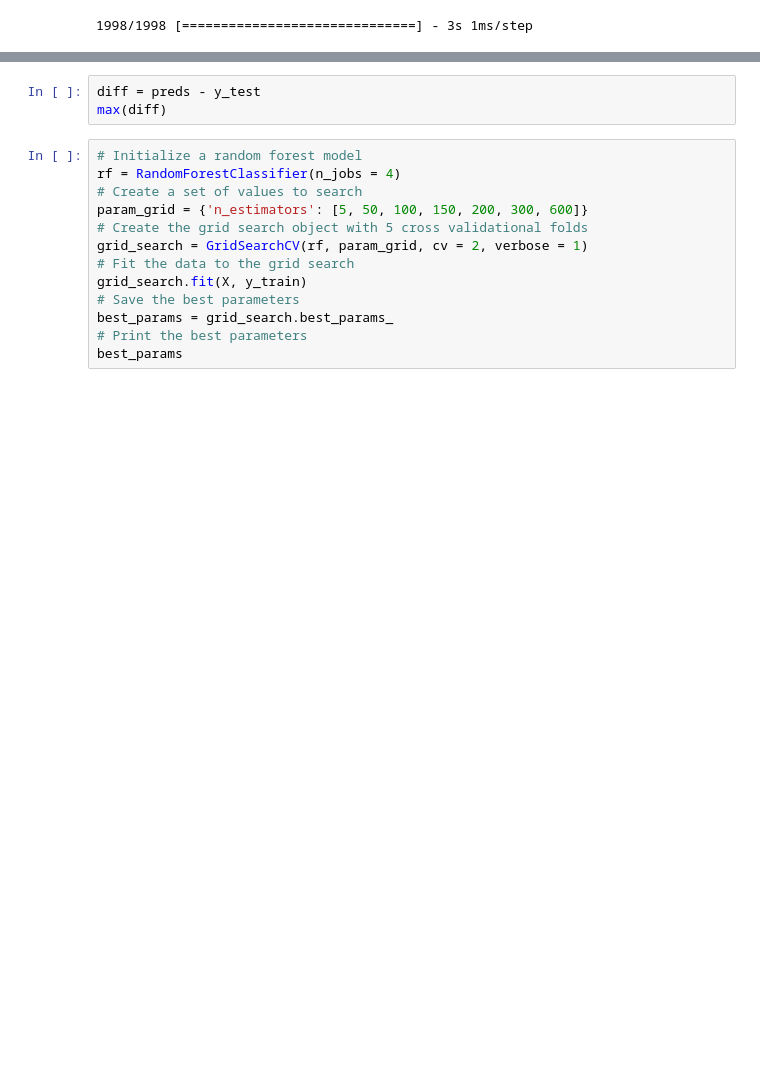
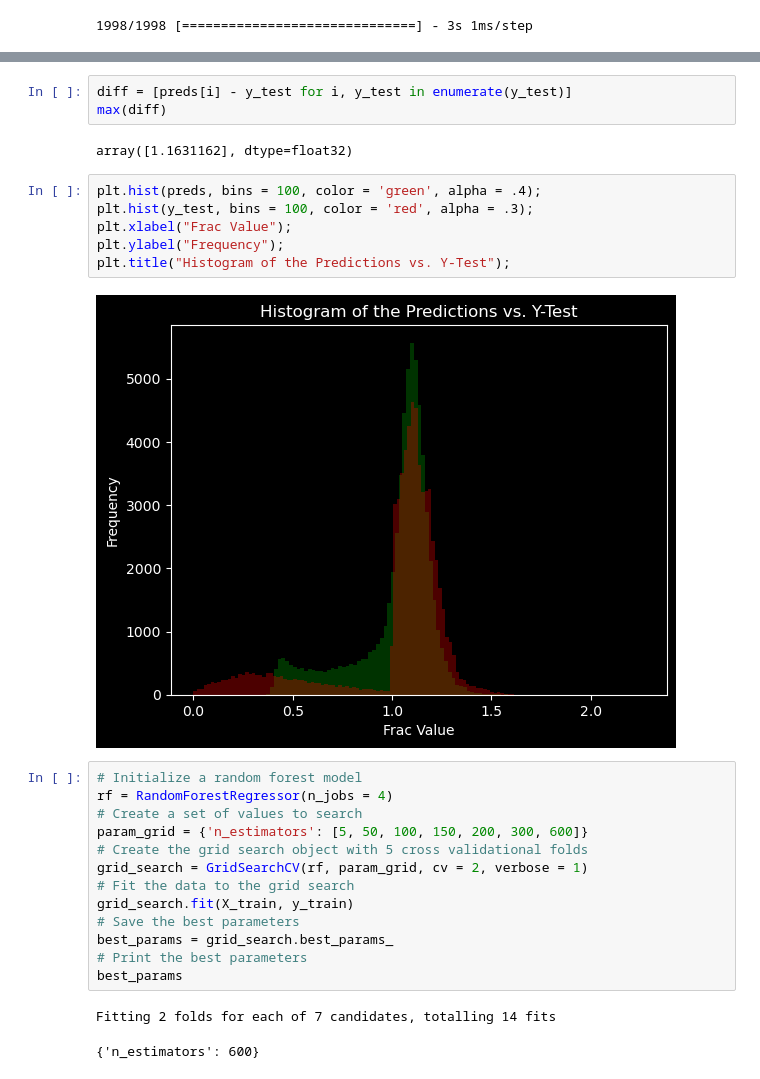
Before and after one commit to Jewdah18/Loan-Default-Risk, a Jupyter notebook: notebooks/Modelling.ipynb, the cells around one changed output, grey strips where cells are left out. Drawn from its saved outputs; the diff is of its cells as text; blank space fills up the shorter version.

Commit message:
Running Random Forests

```diff
--- a/notebooks/Modelling.ipynb
+++ b/notebooks/Modelling.ipynb
@@ -311,16 +321,29 @@ MSE: 0.0671 - MAE: 0.1865 - Mean Percent Error: 14.0242%
 # %%
-diff = preds - y_test
+diff = [preds[i] - y_test for i, y_test in enumerate(y_test)]
 max(diff)
+# %% [output]
+array([1.1631162], dtype=float32)
+# %%
+plt.hist(preds, bins = 100, color = 'green', alpha = .4);
+plt.hist(y_test, bins = 100, color = 'red', alpha = .3);
+plt.xlabel("Frac Value");
+plt.ylabel("Frequency");
+plt.title("Histogram of the Predictions vs. Y-Test");
+# %% [output]
+[figure, added]
 # %%
 # Initialize a random forest model
-rf = RandomForestClassifier(n_jobs = 4)
+rf = RandomForestRegressor(n_jobs = 4)
 # Create a set of values to search
 param_grid = {'n_estimators': [5, 50, 100, 150, 200, 300, 600]}
 # Create the grid search object with 5 cross validational folds
 grid_search = GridSearchCV(rf, param_grid, cv = 2, verbose = 1)
 # Fit the data to the grid search
-grid_search.fit(X, y_train)
+grid_search.fit(X_train, y_train)
 # Save the best parameters
 best_params = grid_search.best_params_
 # Print the best parameters
 best_params
+# %% [output]
+Fitting 2 folds for each of 7 candidates, totalling 14 fits
+{'n_estimators': 600}
```
Also changed, not shown: parts of 8 cells of this notebook.
